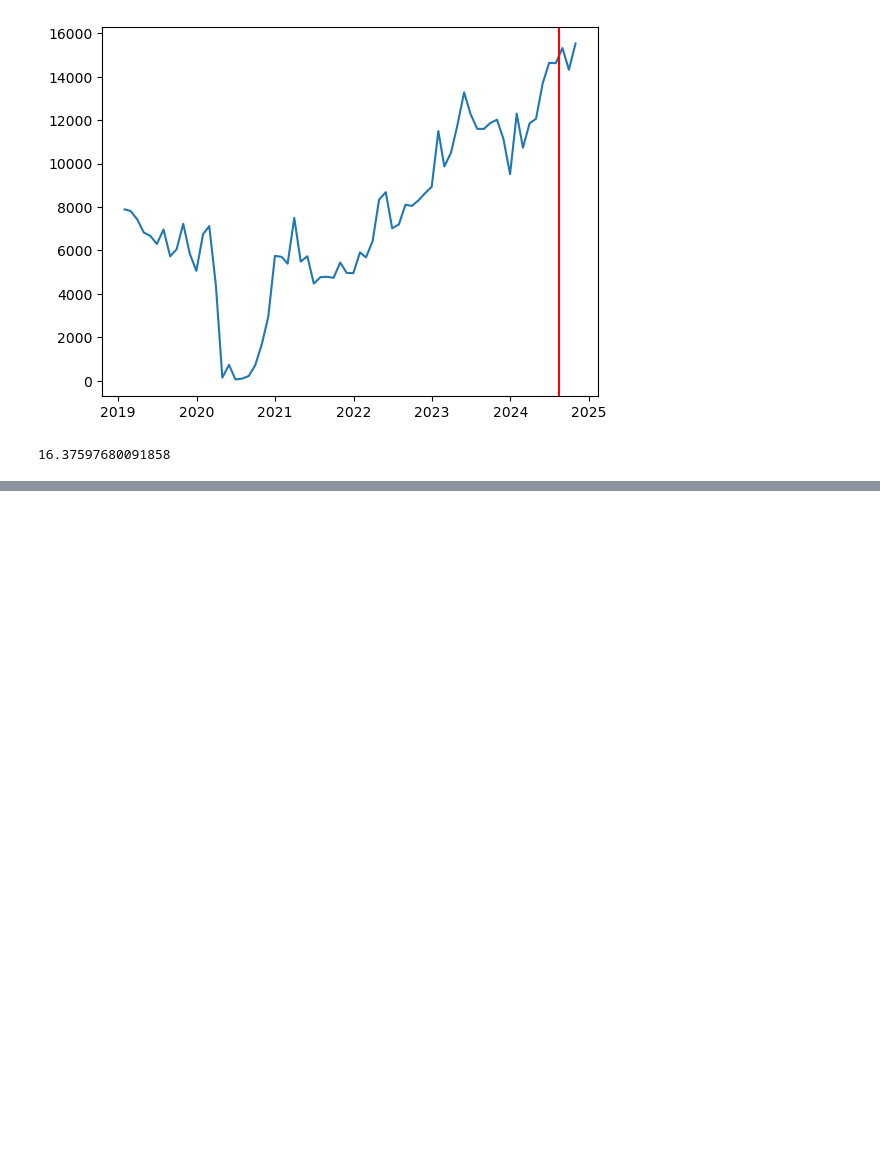
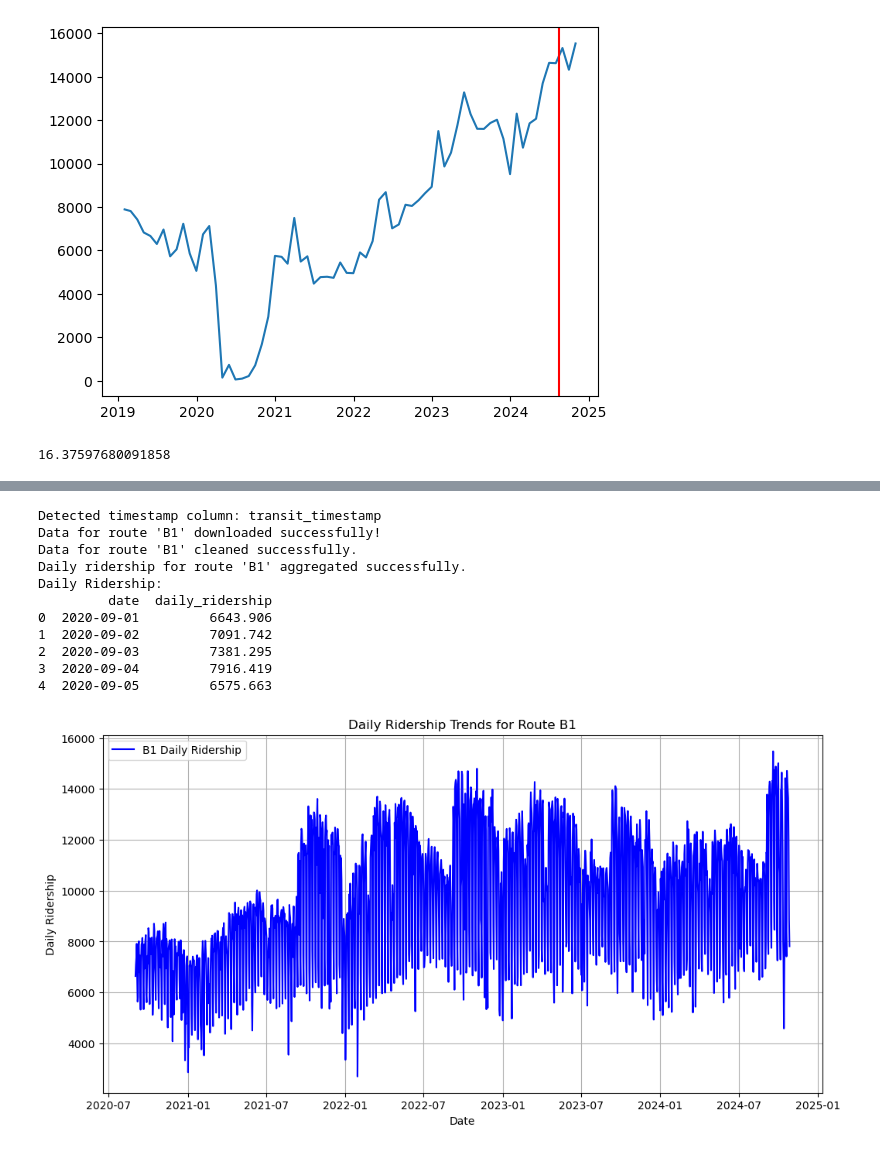
Before and after one commit to Groundpepper/DS-GA-1007-Proj, a Jupyter notebook: 1007.ipynb, the cells around one changed output, grey strips where cells are left out. Cells and saved outputs as stored; diff of their text form; code cells hidden in the pictures; blank space fills up the shorter version.

```diff
--- a/1007.ipynb
+++ b/1007.ipynb
@@ -187,0 +338,18 @@ df
+# %%
+if __name__ == "__main__":
+    try:
+        # Fetch a sample of data
+        sample_data = MTA_client.get('kv7t-n8in', limit=1000)
+        sample_df = pd.DataFrame.from_records(sample_data)
+
+        # Check for available routes
+        if 'bus_route' in sample_df.columns:
+            unique_routes = sample_df['bus_route'].unique()
+            sorted_routes = sorted(unique_routes)  # Sort the routes alphabetically
+            print("Available Routes (Sorted):")
+            for route in sorted_routes:
+                print(route)
+        else:
+            print("'bus_route' column not found in the dataset. Check the dataset structure.")
+    except Exception as e:
+        print(f"Error fetching sample data: {e}")
@@ -187,0 +374,41 @@ df
+# %%
+if __name__ == "__main__":
+    route_name = 'B1'  # Pick one route from the displayed bus routes
+
+    # Initialize bus data processor
+    bus_data = MTABusDataSpecificRoute(route_name)
+
+    # Download and clean the bus data
+    bus_data.download_bus_data(start_date='2020-01-01', limit=2000000)
+    try:
+        bus_data.clean_bus_data()
+
+        # Aggregate daily ridership
+        daily_ridership = bus_data.aggregate_bus_ridership()
+        print("Daily Ridership:")
+        print(daily_ridership.head())
+
+        # Plot the daily ridership trends
+        plt.figure(figsize=(12, 6))
+        plt.plot(daily_ridership['date'], daily_ridership['daily_ridership'], label=f'{route_name} Daily Ridership', color='blue')
+        plt.xlabel('Date')
+        plt.ylabel('Daily Ridership')
+        plt.title(f'Daily Ridership Trends for Route {route_name}')
+        plt.legend()
+        plt.grid(True)
+        plt.show()
+    except KeyError as e:
+        print(f"Error: {e}")
+# %% [output]
+Detected timestamp column: transit_timestamp
+Data for route 'B1' downloaded successfully!
+Data for route 'B1' cleaned successfully.
+Daily ridership for route 'B1' aggregated successfully.
+Daily Ridership:
+         date  daily_ridership
+0  2020-09-01         6643.906
+1  2020-09-02         7091.742
+2  2020-09-03         7381.295
+3  2020-09-04         7916.419
+4  2020-09-05         6575.663
+[figure, added]
```
Also changed, not shown: parts of 7 cells of this notebook.
